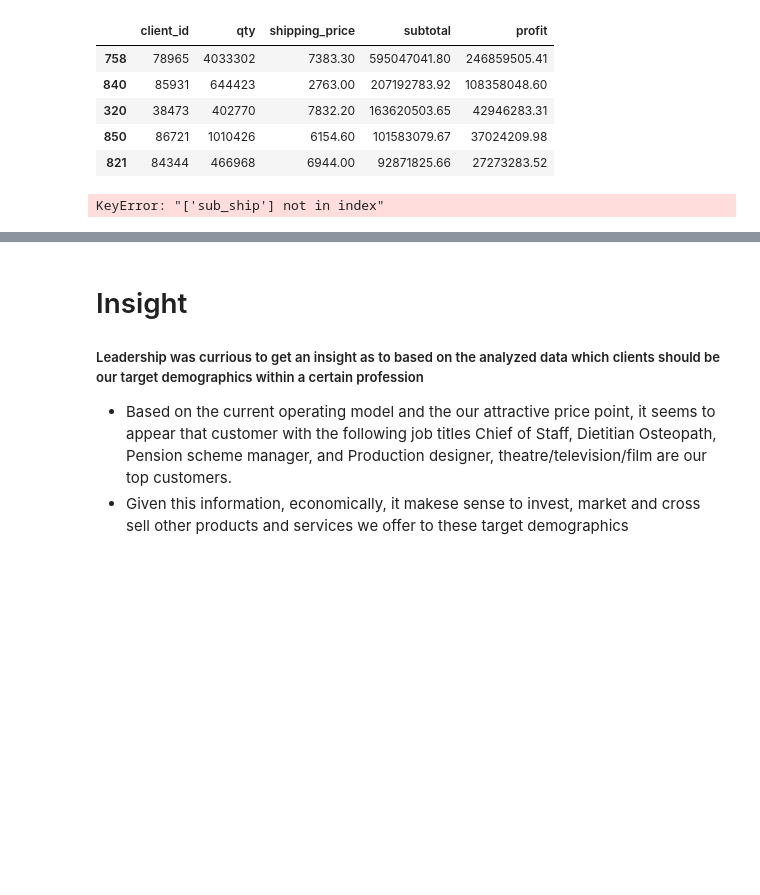
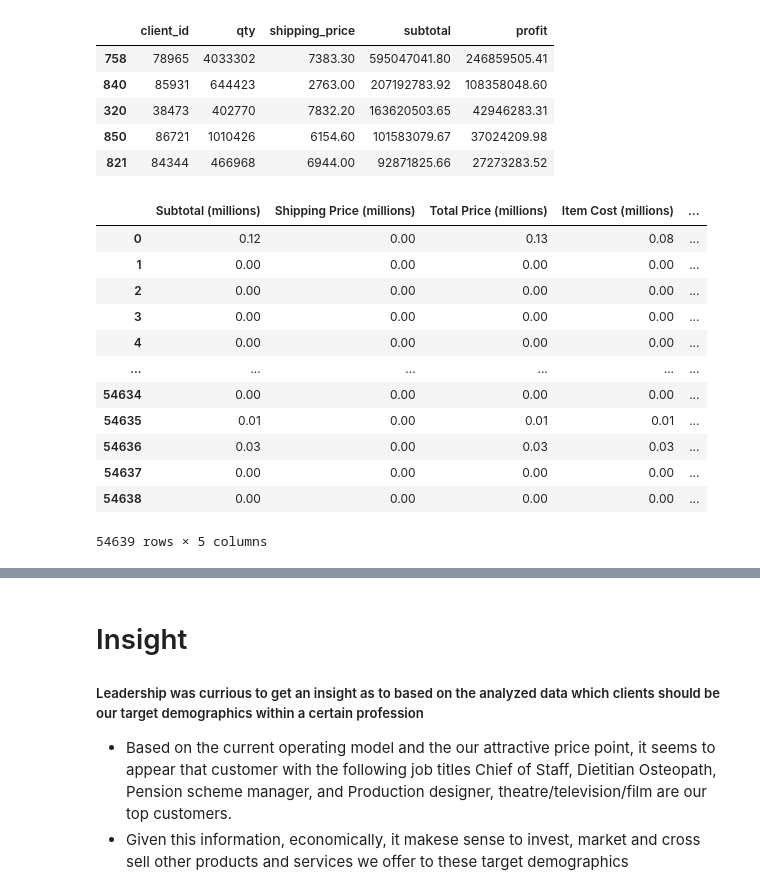
Before and after one commit to inCloset/pandas-challenge-1, a Jupyter notebook: Starter_Code/wholesale_data_analysis_starter_code.ipynb, the cells around one changed output, grey strips where cells are left out. Drawn from its saved outputs; the diff is of its cells as text; code cells hidden in the pictures; blank space fills up the shorter version.

```diff
--- a/Starter_Code/wholesale_data_analysis_starter_code.ipynb
+++ b/Starter_Code/wholesale_data_analysis_starter_code.ipynb
@@ -358,27 +358,38 @@ top_client_summary
 # %%
 # Format the data and rename the columns to names suitable for presentation.
 
 # Define the money columns.
 df1
 
 # Define a function that converts a dollar amount to millions.
 def currency_format_millions(amt):
     return amt/1_000_000
 
 # # Apply the currency_format_millions function to only the money columns.
-overall_report_data = df1[['subtotal','shipping_price','sub_ship','total_price','item_cost','profit']].apply(currency_format_millions)
+overall_report_data = df1[['subtotal','shipping_price','total_price','item_cost','profit']].apply(currency_format_millions)
 overall_report_data.rename(columns={
 'subtotal' : 'Subtotal (millions)',
 'shipping_price' : 'Shipping Price (millions)',
-'sub_ship' : 'Sub Ship (millions)',
 'total_price' : 'Total Price (millions)',
 'item_cost' : 'Item Cost (millions)',
 'profit' : 'Profit (millions)'
 }, inplace=True)
 overall_report_data
 # Rename the columns to reflect the change in the money format.
 # %% [output]
+|  | Subtotal (millions) | Shipping Price (millions) | Total Price (millions) | Item Cost (millions) | ... |
+| 0 | 0.12 | 0.00 | 0.13 | 0.08 | ... |
+| 1 | 0.00 | 0.00 | 0.00 | 0.00 | ... |
+| 2 | 0.00 | 0.00 | 0.00 | 0.00 | ... |
+| 3 | 0.00 | 0.00 | 0.00 | 0.00 | ... |
+| 4 | 0.00 | 0.00 | 0.00 | 0.00 | ... |
+| ... | ... | ... | ... | ... | ... |
+| 54634 | 0.00 | 0.00 | 0.00 | 0.00 | ... |
+| 54635 | 0.01 | 0.00 | 0.01 | 0.01 | ... |
+| 54636 | 0.03 | 0.00 | 0.03 | 0.03 | ... |
+| 54637 | 0.00 | 0.00 | 0.00 | 0.00 | ... |
+| 54638 | 0.00 | 0.00 | 0.00 | 0.00 | ... |
-KeyError: "['sub_ship'] not in index"
+54639 rows × 5 columns
 # %%
 # Sort the updated data by "Total Profit (millions)" form highest to lowest and assign the sort to a new DatFrame.
 overall_report_data.sort_values(by='Total Price (millions)', ascending=False).round(2)
```
Also changed, not shown: parts of 2 cells of this notebook.
